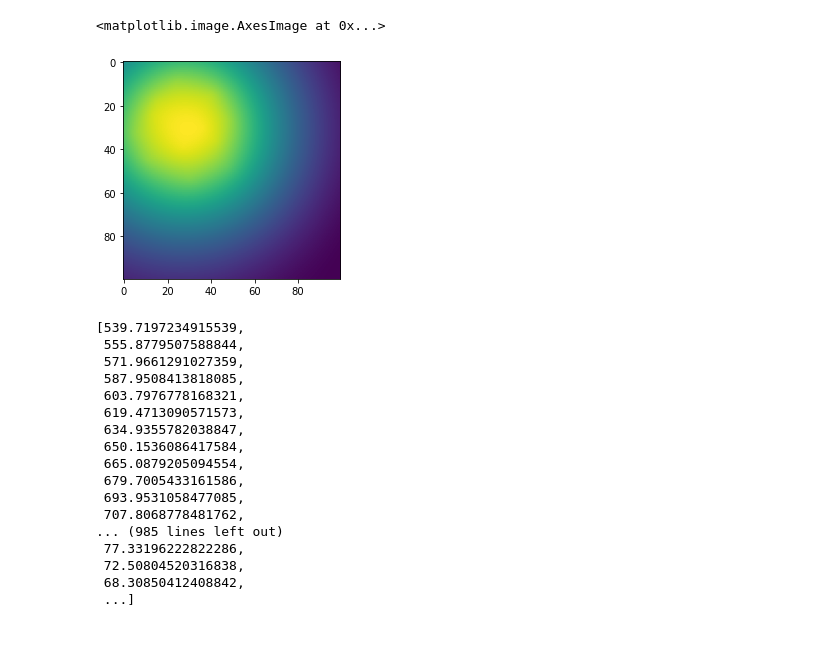
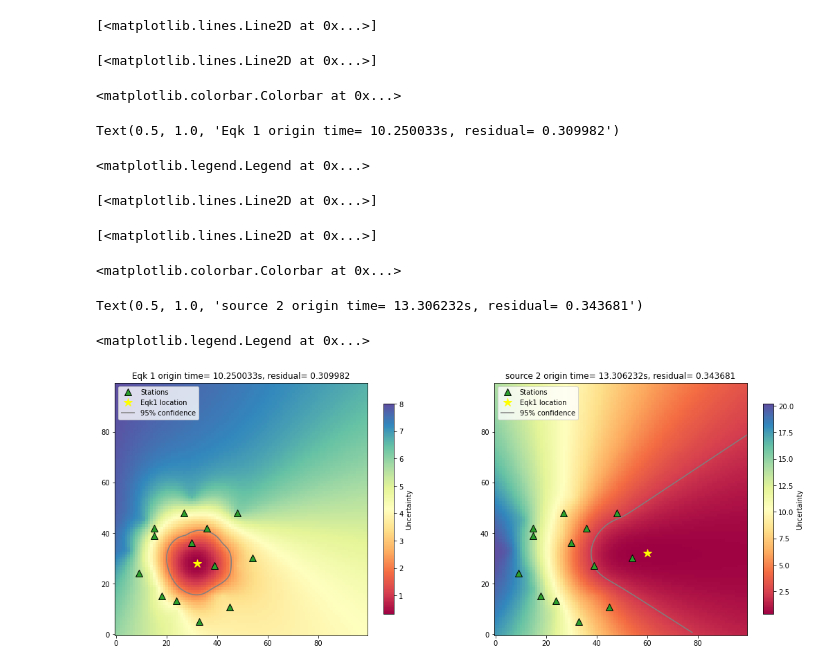
Before and after one commit to tp6u3su6/tp6u3su6, a Jupyter notebook: BP/grid_search.ipynb, the cells around one changed output. Drawn from its saved outputs; the diff is of its cells as text; code cells hidden in the pictures; blank space fills up the shorter version.

```diff
--- a/BP/grid_search.ipynb
+++ b/BP/grid_search.ipynb
@@ -1,57 +4,72 @@
 # %%
 import numpy as np
+import scipy.stats
 import matplotlib.pyplot as plt
 
 x=[9,24,33,45,39,54,15,36,27,48,15,18,30]
 y=[24,13.2,4.8,10.8,27,30,39,42,48,48,42,15,36]
 t1=[14.189,13.679,13.491,14.406,13.075,15.234,13.270,12.239,12.835,14.574,12.624,13.496,10.578]
 t2=[20.950,21.718,21.467,21.713,20.034,20.153,18.188,16.008,15.197,16.280,16.907,21.312,16.664]
 
 grid=[]
 for i in np.arange(0,100,1):
     for j in np.arange(0,100,1):
         grid.append([i,j])
 
 predT=[]
 for point in grid:
     xx=point[0]
     yy=point[1]
     time=np.sqrt((xx-x)**2+(yy-y)**2)/6
     predT.append(time)
 
-res1=[]
-res2=[]
+res1=[];res2=[]
+t01=[];t02=[]
+X1=[];X2=[]
 for predtimes in predT:
-    residul1=sum((t1-predtimes)**2)
-    res1.append(residul1)
-    residul2=sum((t2-predtimes)**2)
-    res2.append(residul2)
+    #origin time
+    T01=sum(t1-predtimes)/len(x);T02=sum(t2-predtimes)/len(x)
+    t01.append(T01);t02.append(T02)
+    #residual
+    residual1=(t1-predtimes-T01)**2;residual2=(t2-predtimes-T02)**2
+    sig1=sum(residual1)/len(x);sig2=sum(residual2)/len(x)
+    res1.append(sig1);res2.append(sig2)
+    X1.append(sum(residual1)/sig1**2);X2.append(sum(residual2)/sig2**2)
 
-map1=np.array(res1).reshape(100,100)
-map2=np.array(res2).reshape(100,100)
+bestt1=np.array(t01)[np.where(res1==min(res1))]
+bestt2=np.array(t02)[np.where(res2==min(np.array(res2)))]
+map1=np.array(res1).reshape(100,100);map2=np.array(res2).reshape(100,100)
+loc1=np.where(map1==min(res1));loc2=np.where(map2==min(res2))
+s1=scipy.stats.scoreatpercentile(X1, 95);s2=scipy.stats.scoreatpercentile(X2, 5)
 
-mapp=map1+map2
-plt.imshow(mapp)
+fig=plt.figure(figsize=(18,8))
+ax=fig.add_subplot(1,2,1)
+pos=plt.imshow(map1,origin="lower", cmap='Spectral')
+plt.plot(x,y,'^',markeredgecolor='black',color='tab:green',markersize=10.5,label='Stations')
+plt.plot(loc1[1],loc1[0],'*',color='yellow',markersize=12,label='Eqk1 location')
+CS=plt.contour(np.array(X1).reshape(100,100),[s1],origin='lower',colors='gray')
+label='95% confidence';CS.collections[0].set_label(label)
+fig.colorbar(pos, anchor=(0, 0.3), shrink=0.7,label='Uncertainty')
+plt.title('Eqk 1 origin time= %fs, residual= %f' %(bestt1, map1[loc1]))
+plt.legend(loc='upper left')
+ax2=fig.add_subplot(1,2,2)
+pos=plt.imshow(map2,origin="lower",cmap='Spectral')
+plt.plot(x,y,'^',markeredgecolor='black',color='tab:green',markersize=10.5,label='Stations')
+plt.plot(loc2[1],loc2[0],'*',color='yellow',markersize=12,label='Eqk1 location')
+CS=plt.contour(np.array(X2).reshape(100,100),[s1],origin='lower',colors='gray')
+CS.collections[0].set_label(label)
+fig.colorbar(pos, anchor=(0, 0.3), shrink=0.7,label='Uncertainty')
+plt.title('source 2 origin time= %fs, residual= %f' %(bestt2, map2[loc2]))
+plt.legend(loc='upper left')
 # %% [output]
-<matplotlib.image.AxesImage at 0x...>
+[<matplotlib.lines.Line2D at 0x...>]
+[<matplotlib.lines.Line2D at 0x...>]
+<matplotlib.colorbar.Colorbar at 0x...>
+Text(0.5, 1.0, 'Eqk 1 origin time= 10.250033s, residual= 0.309982')
+<matplotlib.legend.Legend at 0x...>
+[<matplotlib.lines.Line2D at 0x...>]
+[<matplotlib.lines.Line2D at 0x...>]
+<matplotlib.colorbar.Colorbar at 0x...>
+Text(0.5, 1.0, 'source 2 origin time= 13.306232s, residual= 0.343681')
+<matplotlib.legend.Legend at 0x...>
-[figure, old version]
+[figure, new version]
-# %%
-res1
-# %% [output]
-[539.7197234915539,
- 555.8779507588844,
- 571.9661291027359,
- 587.9508413818085,
- 603.7976778168321,
- 619.4713090571573,
- 634.9355782038847,
- 650.1536086417584,
- 665.0879205094554,
- 679.7005433161586,
- 693.9531058477085,
- 707.8068778481762,
-... (985 lines left out)
- 77.33196222822286,
- 72.50804520316838,
- 68.30850412408842,
- ...]
```
Also changed, not shown: parts of 1 cell of this notebook.
